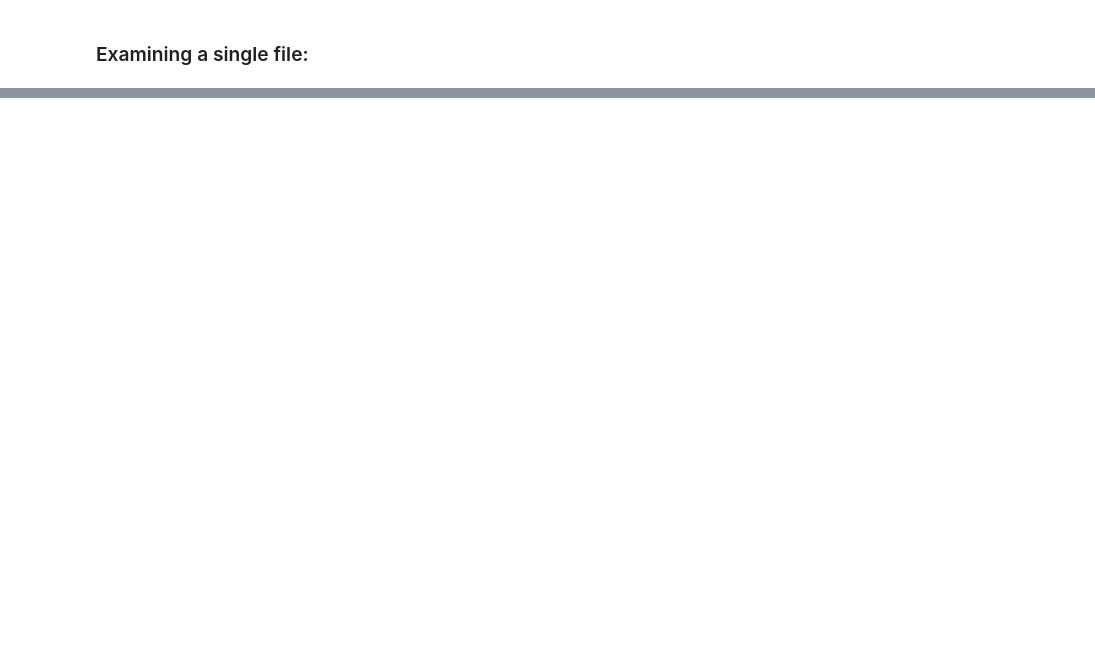
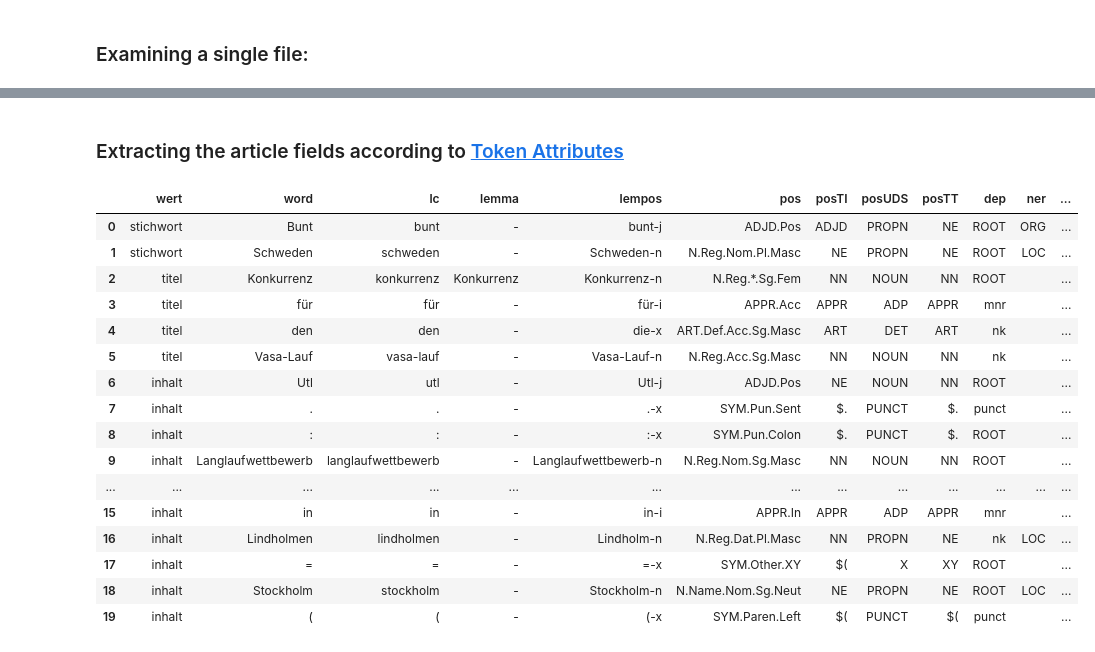
Before and after one commit to acdh-oeaw/AMC_Corpus_Biases, a Jupyter notebook: notebooks/file_exploration.ipynb, the cells around one changed output, grey strips where cells are left out. Saved outputs shown, nothing was run; the diff lists cells and outputs as text; code cells hidden in the pictures; blank space fills up the shorter version.

```diff
--- a/notebooks/file_exploration.ipynb
+++ b/notebooks/file_exploration.ipynb
@@ -108,11 +121,0 @@ name: inhalt
-# %%
-for doc in docs[0:5]:
-    print(f"name: {doc['name']}")
-    for d in doc.find_all('s'):
-        text = re.sub('<g/>','',d.text)
-        text = re.sub(r'[\n]+','\n',text)
-        rows = re.split('\n',text)[1:-1]
-        for row in rows:
-            fields = re.split('\t',row)
-            print(len(fields[:-1]), fields[:-1])
-    print('------------')
@@ -136,0 +142,67 @@ name: stichwort
+# %% [markdown]
+### Extracting the article fields according to [Token Attributes](https://amc.acdh.oeaw.ac.at/dokumentation/korpusinhalt-attribute/#token)
+# %%
+lines = []
+fields = soup.find_all('field')
+for field in fields:
+#    for key in field.attrs.keys():
+#    print(f"{key}: {field[key]}")
+    name = field['name']
+    for satz in field.find_all('s'):
+        text = re.sub('<g/>','',satz.text)
+        text = re.sub(r'[\n]+','\n',text)
+        rows = re.split('\n',text)[1:-1]
+        for row in rows:
+            list_attribs = re.split('\t',row)
+            list_attribs.insert(0, name)
+            lines.append(list_attribs)
+
+
+df_fields = pd.DataFrame.from_records(lines, columns=['wert',
+                                                      'word',
+                                                      'lc',
+                                                      'ix',
+                                                      'posUDS',
+                                                      'posTT',
+                                                      'ner',
+                                                      'iob',
+                                                      'ixNP',
+                                                      'dep',
+                                                      'ixDEP',
+                                                      'neg',
+                                                      'lemma',
+                                                      'pos',
+                                                      'posTI',
+                                                      'lempos',
+                                                      'lemmasource',
+                                                      #'posbase',   ### these fields are in the documentation but not in the verticals
+                                                      #'lemma_lc',
+                                                      #'posx',
+                                                     ])
+
+df_fields = df_fields.reindex(columns=['wert', 'word', 'lc', 'lemma', 'lempos',
+                                       'pos', 'posTI','posUDS', 'posTT', 'dep', 'ner',
+                                       'ix', 'ixNP', 'ixDEP', 'iob','neg',  'lemmasource'])
+
+df_fields['ix'] = pd.to_numeric(df_fields['ix']).astype(int)
+df_fields['ixDEP'] = pd.to_numeric(df_fields['ixDEP'], errors='coerce').astype(int)
+df_fields['ixNP'] = pd.to_numeric(df_fields['ixNP'], errors='coerce')
+df_fields.head(20)
+# %% [output]
+|  | wert | word | lc | lemma | lempos | pos | posTI | posUDS | posTT | dep | ner | ... |
+| 0 | stichwort | Bunt | bunt | - | bunt-j | ADJD.Pos | ADJD | PROPN | NE | ROOT | ORG | ... |
+| 1 | stichwort | Schweden | schweden | - | Schweden-n | N.Reg.Nom.Pl.Masc | NE | PROPN | NE | ROOT | LOC | ... |
+| 2 | titel | Konkurrenz | konkurrenz | Konkurrenz | Konkurrenz-n | N.Reg.*.Sg.Fem | NN | NOUN | NN | ROOT |  | ... |
+| 3 | titel | für | für | - | für-i | APPR.Acc | APPR | ADP | APPR | mnr |  | ... |
+| 4 | titel | den | den | - | die-x | ART.Def.Acc.Sg.Masc | ART | DET | ART | nk |  | ... |
+| 5 | titel | Vasa-Lauf | vasa-lauf | - | Vasa-Lauf-n | N.Reg.Acc.Sg.Masc | NN | NOUN | NN | nk |  | ... |
+| 6 | inhalt | Utl | utl | - | Utl-j | ADJD.Pos | NE | NOUN | NN | ROOT |  | ... |
+| 7 | inhalt | . | . | - | .-x | SYM.Pun.Sent | $. | PUNCT | $. | punct |  | ... |
+| 8 | inhalt | : | : | - | :-x | SYM.Pun.Colon | $. | PUNCT | $. | ROOT |  | ... |
+| 9 | inhalt | Langlaufwettbewerb | langlaufwettbewerb | - | Langlaufwettbewerb-n | N.Reg.Nom.Sg.Masc | NN | NOUN | NN | ROOT |  | ... |
+| ... | ... | ... | ... | ... | ... | ... | ... | ... | ... | ... | ... | ... |
+| 15 | inhalt | in | in | - | in-i | APPR.In | APPR | ADP | APPR | mnr |  | ... |
+| 16 | inhalt | Lindholmen | lindholmen | - | Lindholm-n | N.Reg.Dat.Pl.Masc | NN | PROPN | NE | nk | LOC | ... |
+| 17 | inhalt | = | = | - | =-x | SYM.Other.XY | $( | X | XY | ROOT |  | ... |
+| 18 | inhalt | Stockholm | stockholm | - | Stockholm-n | N.Name.Nom.Sg.Neut | NE | PROPN | NE | ROOT | LOC | ... |
+| 19 | inhalt | ( | ( | - | (-x | SYM.Paren.Left | $( | PUNCT | $( | punct |  | ... |
```
Also changed, not shown: parts of 13 cells of this notebook.
